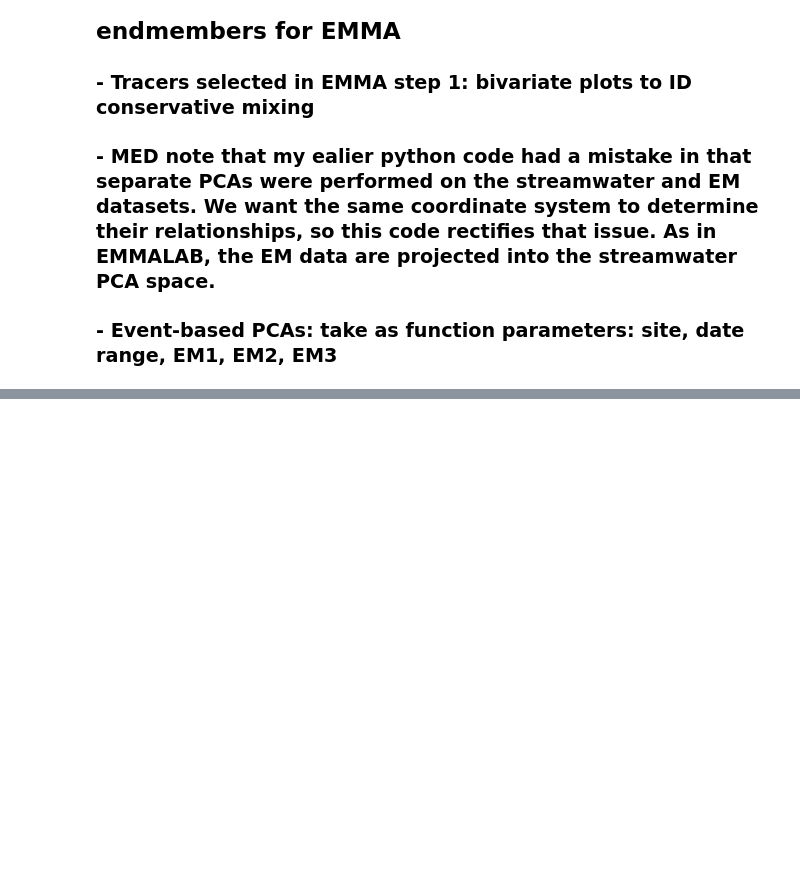
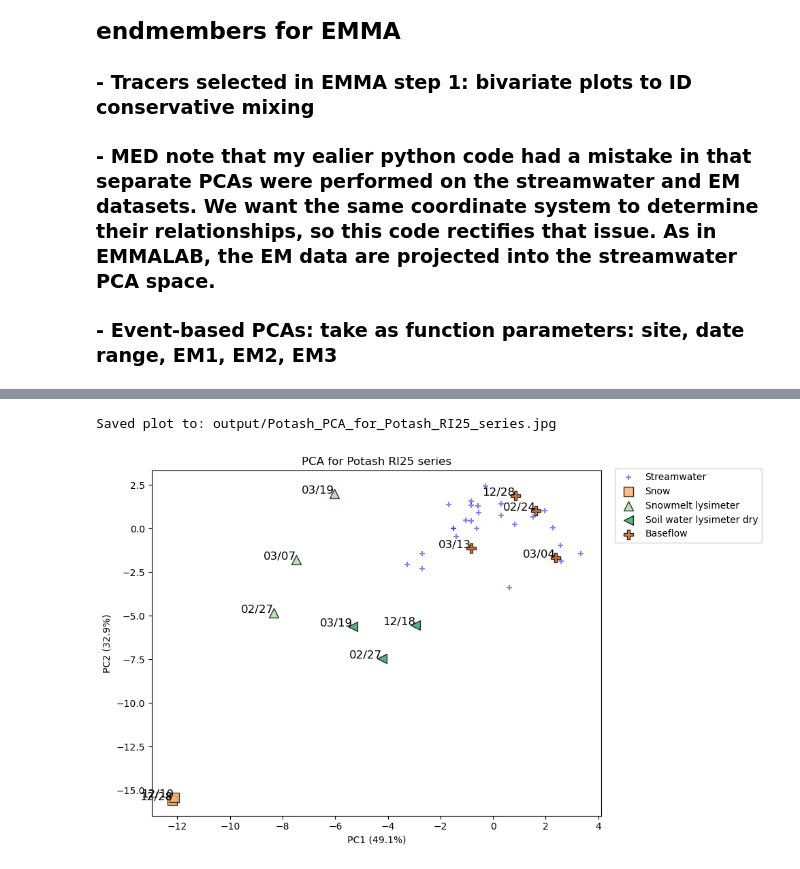
Before and after one commit to MeganEDuffy/EMMA, a Jupyter notebook: EMMA-main/Wade_Hungerford_Potash_RI25_event-PCA.ipynb, the cells around one changed output, grey strips where cells are left out. Cells and saved outputs as stored; diff of their text form; code cells hidden in the pictures; blank space fills up the shorter version.

```diff
--- a/EMMA-main/Wade_Hungerford_Potash_RI25_event-PCA.ipynb
+++ b/EMMA-main/Wade_Hungerford_Potash_RI25_event-PCA.ipynb
@@ -49,6 +49,8 @@ def plot_event_pca(
         tracers = ['Ca_mg_L', 'Si_mg_L', 'Mg_mg_L', 'dD', 'd18O', 'Na_mg_L']
     elif site == "Hungerford":
         tracers = ['Ca_mg_L', 'Cl_mg_L', 'Si_mg_L', 'Na_mg_L', 'Mg_mg_L', 'dD', 'd18O']
+    elif site == "Potash":
+        tracers = ['Ca_mg_L', 'K_mg_L', 'Na_mg_L', 'Mg_mg_L', 'dD', 'd18O']
     else:
         raise ValueError("Site not recognized. Use 'Wade' or 'Hungerford'.")
 
@@ -154,4 +156,7 @@ def plot_event_pca(
     ax.legend(bbox_to_anchor=(1.02, 1.02), loc="upper left")
     plt.tight_layout()
     plt.show()
+
+    # Return info
+    return tracers, pca, subset_stream, stream_pca_result
 # %%
@@ -192,0 +215,30 @@ Saved plot to: output/Wade_PCA_for_complete_Wade_RI25_series.jpg
+# %%
+# Load the full RI25 dataset
+df = pd.read_csv("data/newrnet-chemistry/RI25/RI25-ICP-isotope-joined.csv")
+
+######################
+# Potash RI25 events #
+######################
+
+# Potash RI25 series
+# Endmembers:
+
+    # RI25-1109, RI25-1131, RI25-1181, RI25-1203 Baseflow
+    # RI25-1114, RI25-1127 Snow
+    # RI25-1125, RI25-1132, RI25-1286 Soil water lysimeter dry
+    # RI25-1133, RI25-1200, RI25-1287 Snowmelt lysimeter
+
+potash_ri25_tracers, potash_ri25_pca, potash_ri25_subset_stream, potash_ri25_stream_pca_result = plot_event_pca(
+    data=df,
+    site="Potash",
+    start_date="2024-12-01",
+    end_date="2025-05-01",
+    endmember_ids=["RI25-1109", "RI25-1131", "RI25-1181", "RI25-1203",
+                  "RI25-1114", "RI25-1127",
+                  "RI25-1125", "RI25-1132", "RI25-1286",
+                  "RI25-1133", "RI25-1200", "RI25-1287"],
+    title="PCA for Potash RI25 series"
+)
+# %% [output]
+Saved plot to: output/Potash_PCA_for_Potash_RI25_series.jpg
+[figure, added]
```
Also changed, not shown: parts of 1 cell of this notebook, 6 other files.
